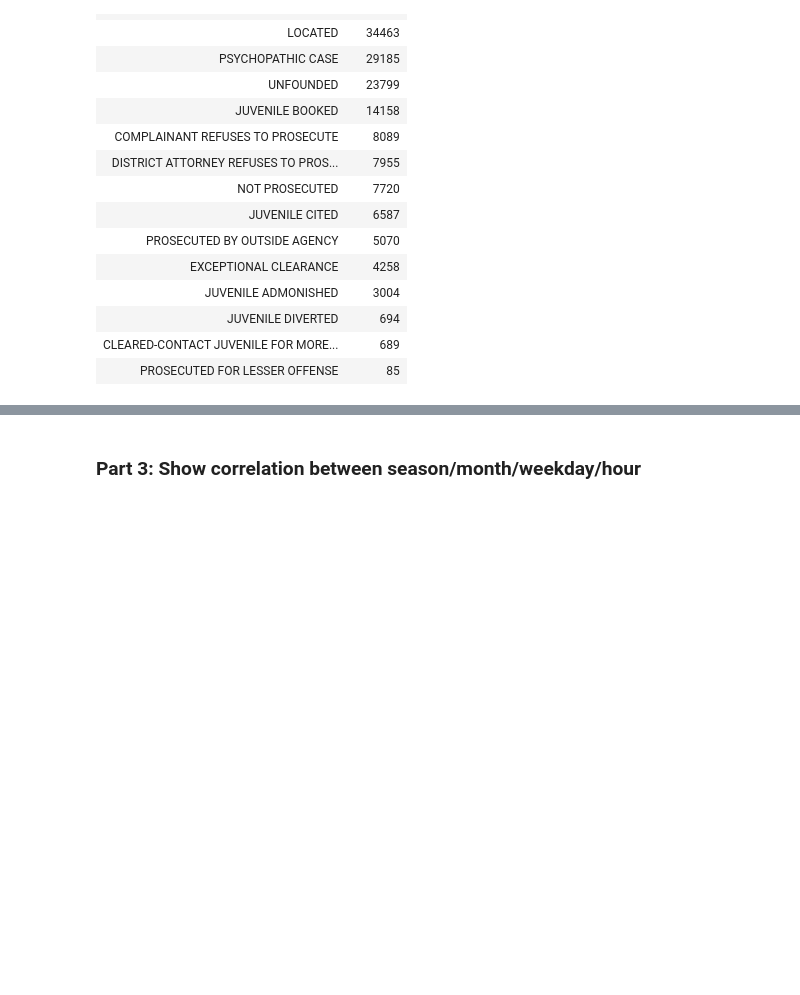
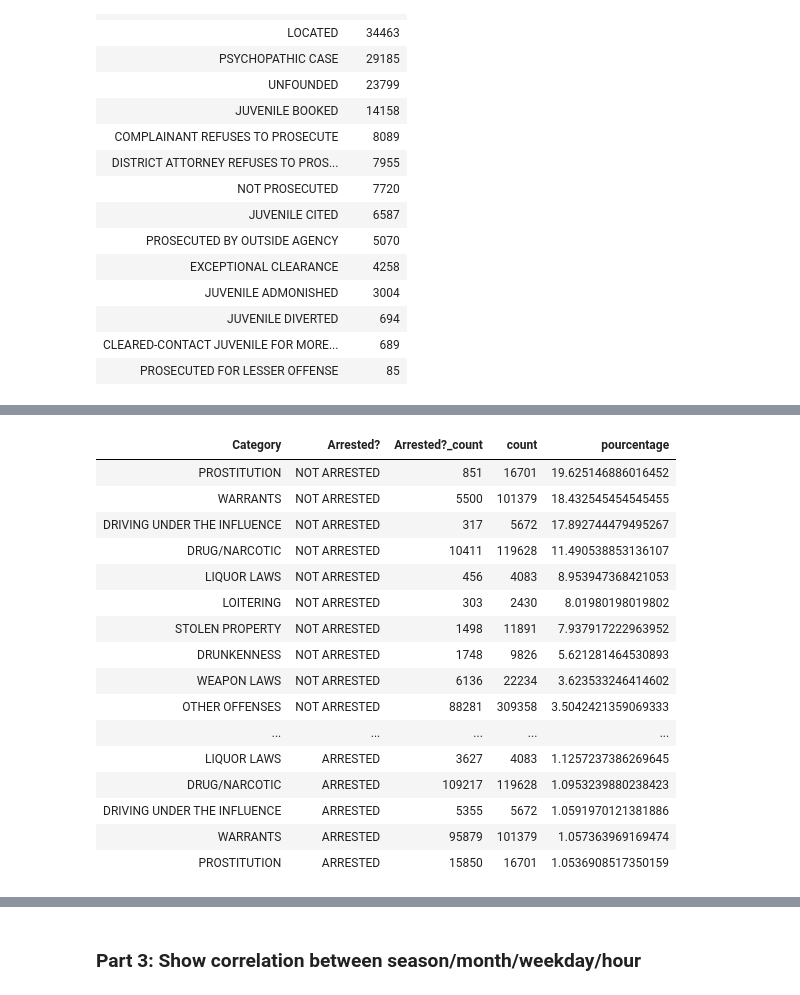
Before and after one commit to GuillaumeJouetp/crime_insights, a Jupyter notebook: crime_insights.ipynb, the cells around one changed output, grey strips where cells are left out. Cells and saved outputs as stored; diff of their text form; code cells hidden in the pictures; blank space fills up the shorter version.

```diff
--- a/crime_insights.ipynb
+++ b/crime_insights.ipynb
@@ -166,0 +207,22 @@ display(police_df_with_arrested_column.select('Arrested?', 'Category').where(col
+# %%
+# Shows the first ten categories of crime most likely to lead to an arrest
+slice_for_plot = ['PROSTITUTION', 'WARRANTS', 'DRIVING UNDER THE INFLUENCE', 'DRUG/NARCOTIC', 'LIQUOR LAWS', 'LOITERING', 'STOLEN PROPERTY','DRUNKENNESS', 'WEAPON LAWS', 'OTHER OFFENSES']
+display(df_ordered_by_pourcentages.select('*').where(col('Category').isin(slice_for_plot)))
+# %% [output]
+| Category | Arrested? | Arrested?_count | count | pourcentage |
+| PROSTITUTION | NOT ARRESTED | 851 | 16701 | 19.625146886016452 |
+| WARRANTS | NOT ARRESTED | 5500 | 101379 | 18.432545454545455 |
+| DRIVING UNDER THE INFLUENCE | NOT ARRESTED | 317 | 5672 | 17.892744479495267 |
+| DRUG/NARCOTIC | NOT ARRESTED | 10411 | 119628 | 11.490538853136107 |
+| LIQUOR LAWS | NOT ARRESTED | 456 | 4083 | 8.953947368421053 |
+| LOITERING | NOT ARRESTED | 303 | 2430 | 8.01980198019802 |
+| STOLEN PROPERTY | NOT ARRESTED | 1498 | 11891 | 7.937917222963952 |
+| DRUNKENNESS | NOT ARRESTED | 1748 | 9826 | 5.621281464530893 |
+| WEAPON LAWS | NOT ARRESTED | 6136 | 22234 | 3.623533246414602 |
+| OTHER OFFENSES | NOT ARRESTED | 88281 | 309358 | 3.5042421359069333 |
+| ... | ... | ... | ... | ... |
+| LIQUOR LAWS | ARRESTED | 3627 | 4083 | 1.1257237386269645 |
+| DRUG/NARCOTIC | ARRESTED | 109217 | 119628 | 1.0953239880238423 |
+| DRIVING UNDER THE INFLUENCE | ARRESTED | 5355 | 5672 | 1.0591970121381886 |
+| WARRANTS | ARRESTED | 95879 | 101379 | 1.057363969169474 |
+| PROSTITUTION | ARRESTED | 15850 | 16701 | 1.0536908517350159 |
```
Also changed, not shown: parts of 8 cells of this notebook, 3 other files.
